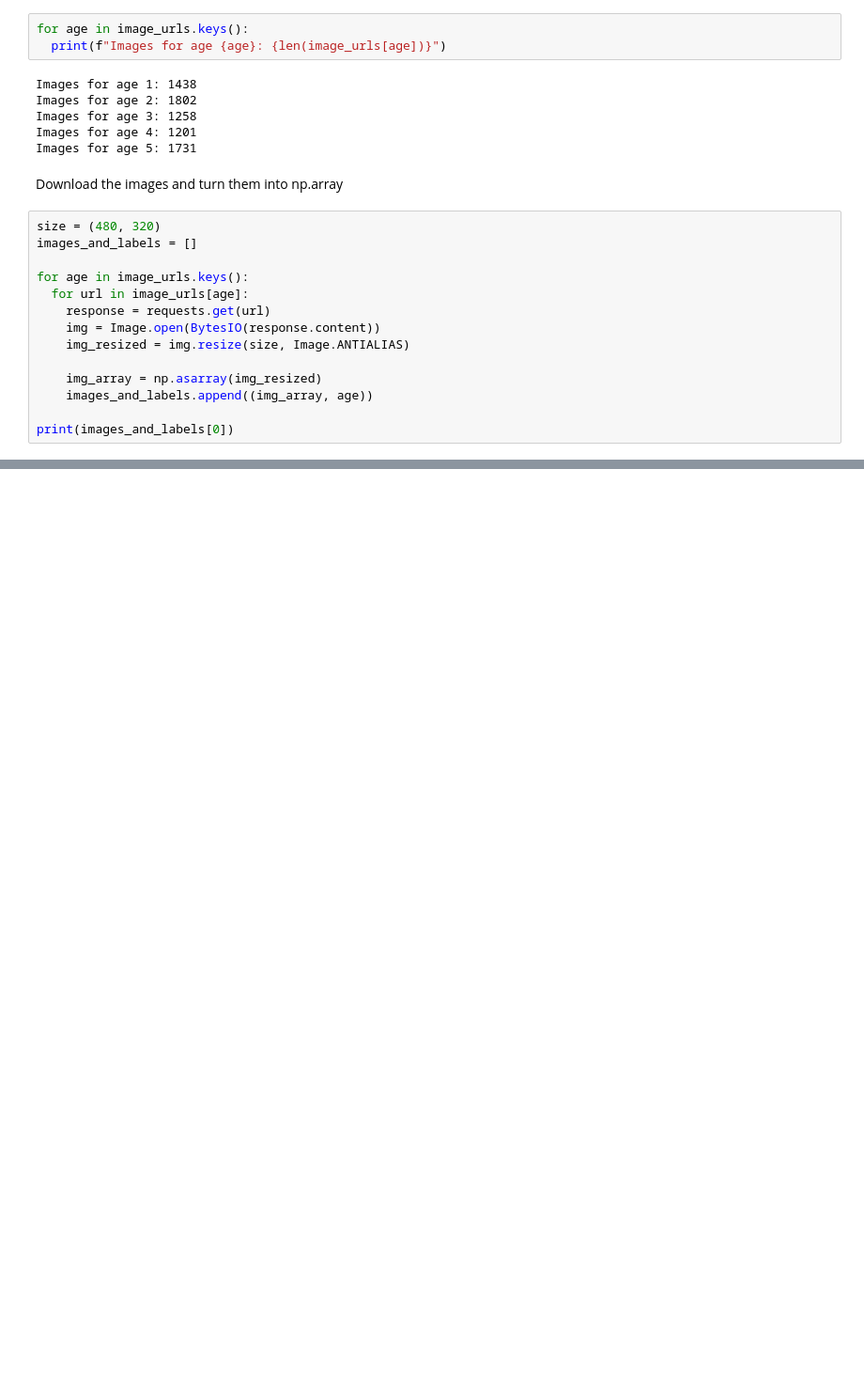
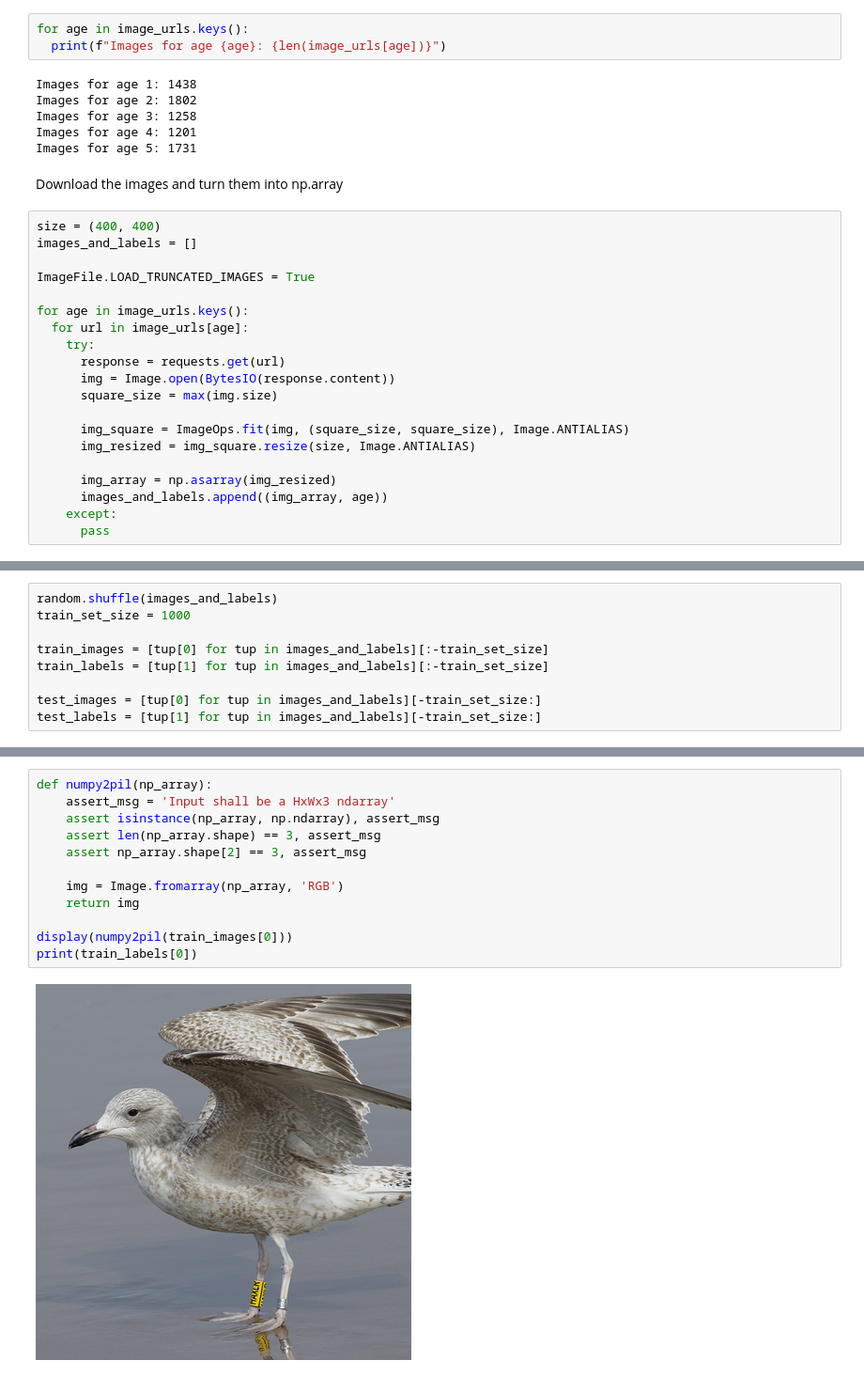
Before and after one commit to bazylip/gulls-ai-guide, a Jupyter notebook: gulls_guide.ipynb, the cells around one changed output, grey strips where cells are left out. Shown: that part at 94% size. Drawn from its saved outputs; the diff is of its cells as text; blank space fills up the shorter version.

Commit message:
Create train and test sets

```diff
--- a/gulls_guide.ipynb
+++ b/gulls_guide.ipynb
@@ -80,16 +80,22 @@ Images for age 5: 1731
 # %% [markdown]
 Download the images and turn them into np.array
 # %%
-size = (480, 320)
+size = (400, 400)
 images_and_labels = []
+
+ImageFile.LOAD_TRUNCATED_IMAGES = True
 
 for age in image_urls.keys():
   for url in image_urls[age]:
-    response = requests.get(url)
-    img = Image.open(BytesIO(response.content))
-    img_resized = img.resize(size, Image.ANTIALIAS)
+    try:
+      response = requests.get(url)
+      img = Image.open(BytesIO(response.content))
+      square_size = max(img.size)
 
-    img_array = np.asarray(img_resized)
-    images_and_labels.append((img_array, age))
+      img_square = ImageOps.fit(img, (square_size, square_size), Image.ANTIALIAS)
+      img_resized = img_square.resize(size, Image.ANTIALIAS)
 
-print(images_and_labels[0])
+      img_array = np.asarray(img_resized)
+      images_and_labels.append((img_array, age))
+    except:
+      pass
@@ -95,0 +104,9 @@ print(images_and_labels[0])
+# %%
+random.shuffle(images_and_labels)
+train_set_size = 1000
+
+train_images = [tup[0] for tup in images_and_labels][:-train_set_size]
+train_labels = [tup[1] for tup in images_and_labels][:-train_set_size]
+
+test_images = [tup[0] for tup in images_and_labels][-train_set_size:]
+test_labels = [tup[1] for tup in images_and_labels][-train_set_size:]
@@ -95,0 +115,14 @@ print(images_and_labels[0])
+# %%
+def numpy2pil(np_array):
+    assert_msg = 'Input shall be a HxWx3 ndarray'
+    assert isinstance(np_array, np.ndarray), assert_msg
+    assert len(np_array.shape) == 3, assert_msg
+    assert np_array.shape[2] == 3, assert_msg
+
+    img = Image.fromarray(np_array, 'RGB')
+    return img
+
+display(numpy2pil(train_images[0]))
+print(train_labels[0])
+# %% [output]
+[figure, added]
```
Also changed, not shown: parts of 4 cells of this notebook.
